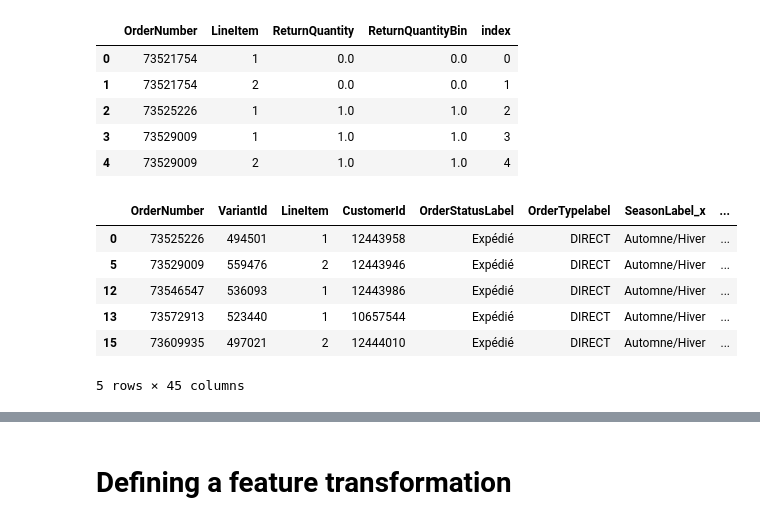
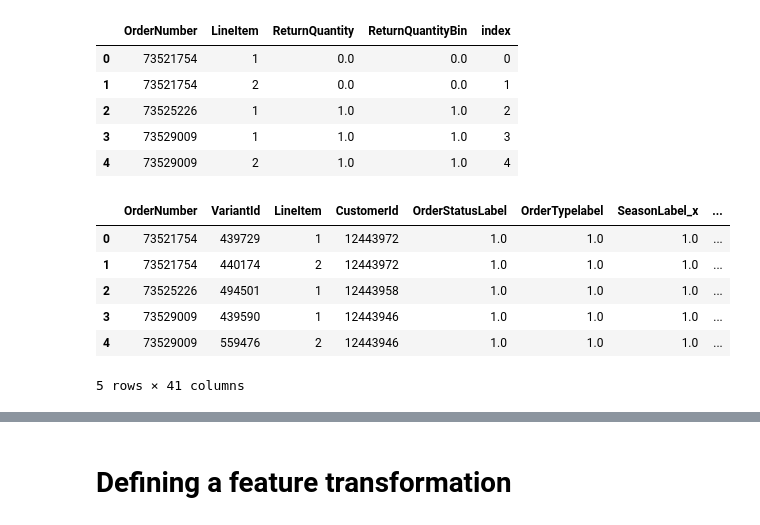
Before and after one commit to pepi4e/SD210-ML-challenge, a Jupyter notebook: Challenge_francois.ipynb, the cells around one changed output, grey strips where cells are left out. Cells and saved outputs as stored; diff of their text form; code cells hidden in the pictures.

```diff
--- a/Challenge_francois.ipynb
+++ b/Challenge_francois.ipynb
@@ -108,3 +235,27 @@ X_train.head()
 | 3 | 73529009 | 439590 | 1 | 12443946 | Expédié | DIRECT | Automne/Hiver | ... |
 | 4 | 73529009 | 559476 | 2 | 12443946 | Expédié | DIRECT | Automne/Hiver | ... |
 5 rows × 21 columns
+# %%
+col = X_train['OrderStatusLabel'].eq('Expédié').astype('float')
+X_train['OrderStatusLabel'] = col
+
+col1 = X_train['OrderTypelabel'].eq('DIRECT').astype('float')
+X_train['OrderTypelabel'] = col1
+
+col2 = X_train['SeasonLabel'].eq('Automne/Hiver').astype('float')
+X_train['SeasonLabel'] = col2
+
+col3 = X_train['PayementModeLabel'].eq('Carte bancaire').astype('float')
+col4 = X_train['PayementModeLabel'].eq('PayPal').astype('float')
+col5 = X_train['PayementModeLabel'].eq('DotPay').astype('float')
+col6 = X_train['PayementModeLabel'].eq('Gratuit').astype('float')
+col7 = X_train['PayementModeLabel'].eq('Chèque').astype('float')
+X_train['PayementModeLabel'] = 1.0*col3 + 2.0*col4 + 3.0*col5 + 4.0*col6 + 5.0*col7
+
+col8 = X_train['CustomerTypeLabel'].eq('Fidélisé').astype('float')
+X_train['CustomerTypeLabel'] = col8
+
+del X_train['DeviceTypeLabel']
+
+col9 = X_train['PricingTypeLabel'].eq('Plein Tarif').astype('float')
+X_train['PricingTypeLabel'] = col9
@@ -120,15 +292,16 @@ y_train.head()
 | 3 | 73529009 | 1 | 1.0 | 1.0 | 3 |
 | 4 | 73529009 | 2 | 1.0 | 1.0 | 4 |
 # %%
-X_Product = pd.merge(X_train,products,on='VariantId')
+X_Product = X_train.merge(products,how='left',on='VariantId')
 X_Product = X_Product.sort_values(by='index')
-X_Product = X_Product[:100000] #Reduce computing
+#X_Product = X_Product[:300000] #Reduce computing
+#X_Product = preprocessing.scale(X_Product)
 X_Product.head()
 # %% [output]
 |  | OrderNumber | VariantId | LineItem | CustomerId | OrderStatusLabel | OrderTypelabel | SeasonLabel_x | ... |
-| 0 | 73525226 | 494501 | 1 | 12443958 | Expédié | DIRECT | Automne/Hiver | ... |
-| 5 | 73529009 | 559476 | 2 | 12443946 | Expédié | DIRECT | Automne/Hiver | ... |
-| 12 | 73546547 | 536093 | 1 | 12443986 | Expédié | DIRECT | Automne/Hiver | ... |
-| 13 | 73572913 | 523440 | 1 | 10657544 | Expédié | DIRECT | Automne/Hiver | ... |
-| 15 | 73609935 | 497021 | 2 | 12444010 | Expédié | DIRECT | Automne/Hiver | ... |
+| 0 | 73521754 | 439729 | 1 | 12443972 | 1.0 | 1.0 | 1.0 | ... |
+| 1 | 73521754 | 440174 | 2 | 12443972 | 1.0 | 1.0 | 1.0 | ... |
+| 2 | 73525226 | 494501 | 1 | 12443958 | 1.0 | 1.0 | 1.0 | ... |
+| 3 | 73529009 | 439590 | 1 | 12443946 | 1.0 | 1.0 | 1.0 | ... |
+| 4 | 73529009 | 559476 | 2 | 12443946 | 1.0 | 1.0 | 1.0 | ... |
-5 rows × 45 columns
+5 rows × 41 columns
```
Also changed, not shown: parts of 28 cells of this notebook.
